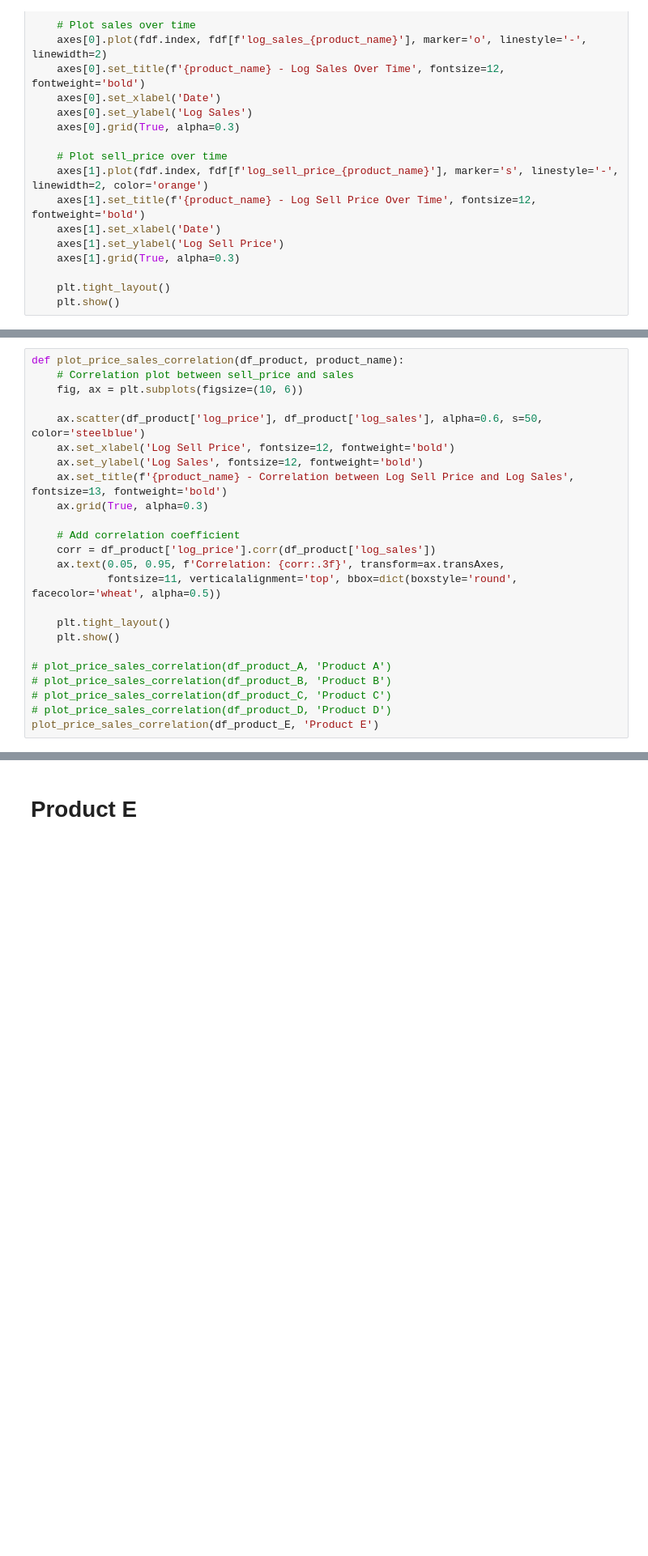
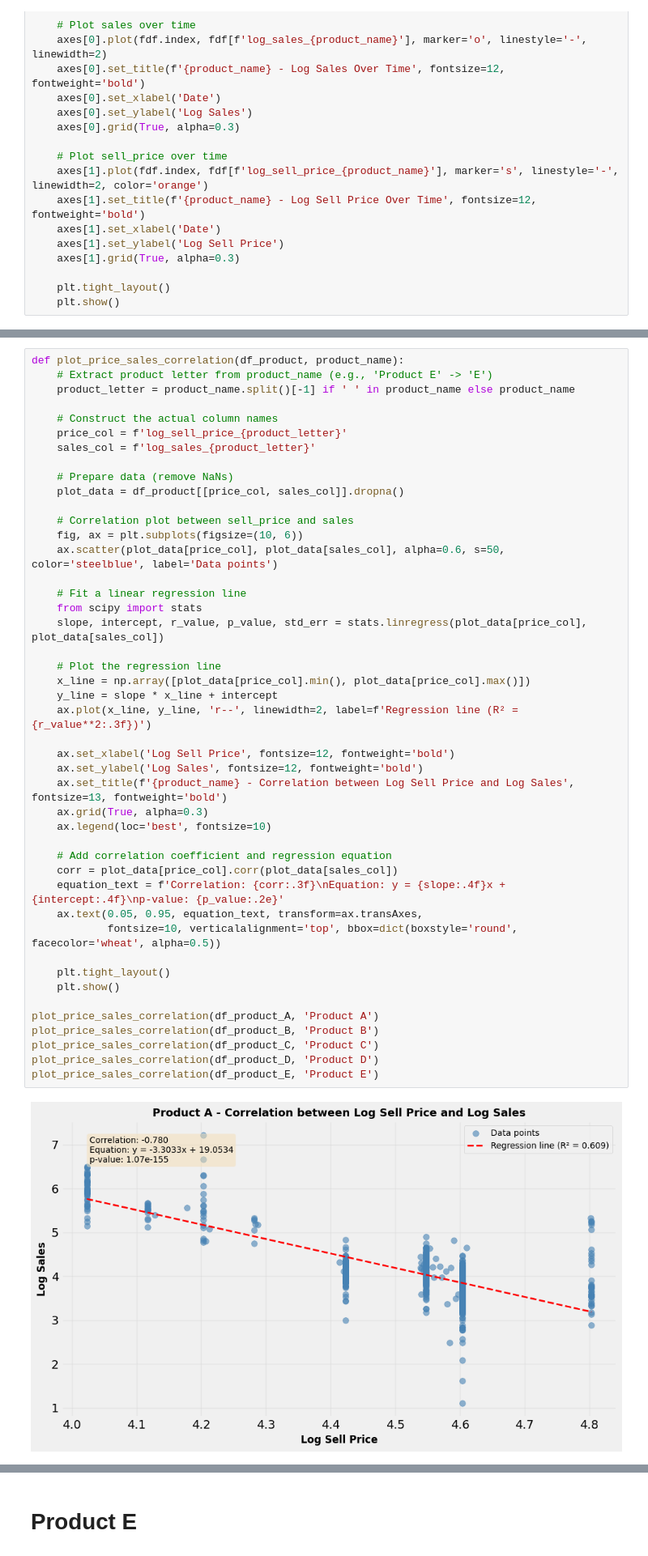
Before and after one commit to insoucyant/Pricing, a Jupyter notebook: analysis.ipynb, the cells around one changed output, grey strips where cells are left out. Shown at 81% size. Saved outputs shown, nothing was run; the diff lists cells and outputs as text; blank space fills up the shorter version.

```diff
--- a/analysis.ipynb
+++ b/analysis.ipynb
@@ -424,24 +328,47 @@ plt.show()
 # %%
 def plot_price_sales_correlation(df_product, product_name):
+    # Extract product letter from product_name (e.g., 'Product E' -> 'E')
+    product_letter = product_name.split()[-1] if ' ' in product_name else product_name
+
+    # Construct the actual column names
+    price_col = f'log_sell_price_{product_letter}'
+    sales_col = f'log_sales_{product_letter}'
+
+    # Prepare data (remove NaNs)
+    plot_data = df_product[[price_col, sales_col]].dropna()
+
     # Correlation plot between sell_price and sales
     fig, ax = plt.subplots(figsize=(10, 6))
+    ax.scatter(plot_data[price_col], plot_data[sales_col], alpha=0.6, s=50, color='steelblue', label='Data points')
 
-    ax.scatter(df_product['log_price'], df_product['log_sales'], alpha=0.6, s=50, color='steelblue')
+    # Fit a linear regression line
+    from scipy import stats
+    slope, intercept, r_value, p_value, std_err = stats.linregress(plot_data[price_col], plot_data[sales_col])
+
+    # Plot the regression line
+    x_line = np.array([plot_data[price_col].min(), plot_data[price_col].max()])
+    y_line = slope * x_line + intercept
+    ax.plot(x_line, y_line, 'r--', linewidth=2, label=f'Regression line (R² = {r_value**2:.3f})')
+
     ax.set_xlabel('Log Sell Price', fontsize=12, fontweight='bold')
     ax.set_ylabel('Log Sales', fontsize=12, fontweight='bold')
     ax.set_title(f'{product_name} - Correlation between Log Sell Price and Log Sales', fontsize=13, fontweight='bold')
     ax.grid(True, alpha=0.3)
+    ax.legend(loc='best', fontsize=10)
 
-    # Add correlation coefficient
-    corr = df_product['log_price'].corr(df_product['log_sales'])
-    ax.text(0.05, 0.95, f'Correlation: {corr:.3f}', transform=ax.transAxes,
-            fontsize=11, verticalalignment='top', bbox=dict(boxstyle='round', facecolor='wheat', alpha=0.5))
+    # Add correlation coefficient and regression equation
+    corr = plot_data[price_col].corr(plot_data[sales_col])
+    equation_text = f'Correlation: {corr:.3f}\nEquation: y = {slope:.4f}x + {intercept:.4f}\np-value: {p_value:.2e}'
+    ax.text(0.05, 0.95, equation_text, transform=ax.transAxes,
+            fontsize=10, verticalalignment='top', bbox=dict(boxstyle='round', facecolor='wheat', alpha=0.5))
 
     plt.tight_layout()
     plt.show()
 
-# plot_price_sales_correlation(df_product_A, 'Product A')
-# plot_price_sales_correlation(df_product_B, 'Product B')
-# plot_price_sales_correlation(df_product_C, 'Product C')
-# plot_price_sales_correlation(df_product_D, 'Product D')
+plot_price_sales_correlation(df_product_A, 'Product A')
+plot_price_sales_correlation(df_product_B, 'Product B')
+plot_price_sales_correlation(df_product_C, 'Product C')
+plot_price_sales_correlation(df_product_D, 'Product D')
 plot_price_sales_correlation(df_product_E, 'Product E')
+# %% [output]
+[figure, added]
```
Also changed, not shown: parts of 19 cells of this notebook, 7 other files.
